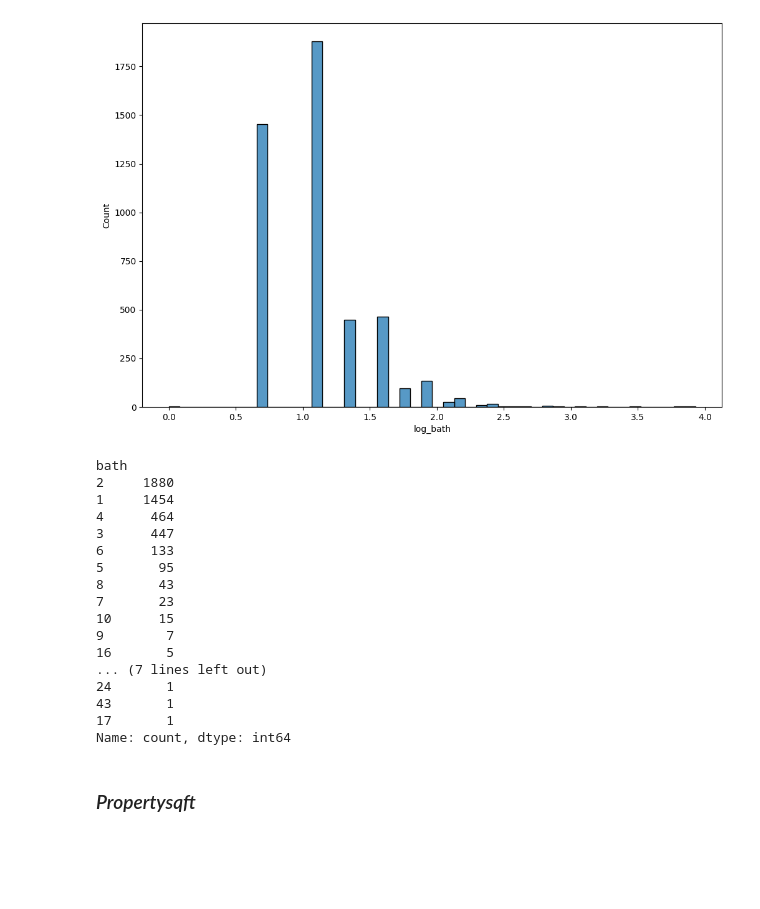
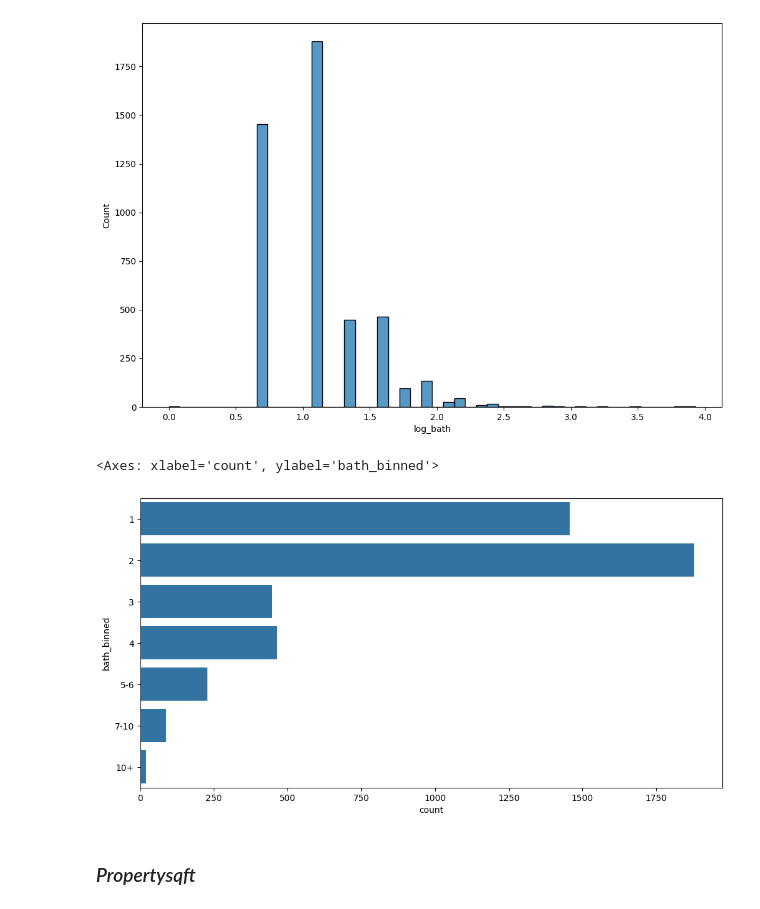
Before and after one commit to codekot/nyc-housing-project, a Jupyter notebook: notebooks/nyc_2024_edited.ipynb, the cells around one changed output. Cells and saved outputs as stored; diff of their text form; code cells hidden in the pictures; blank space fills up the shorter version.

```diff
--- a/notebooks/nyc_2024_edited.ipynb
+++ b/notebooks/nyc_2024_edited.ipynb
@@ -938,23 +938,3 @@ sns.histplot(df.log_bath)
 # %% [output]
 <Axes: xlabel='log_bath', ylabel='Count'>
 [figure]
-# %%
-df.bath.value_counts()
-# %% [output]
-bath
-2     1880
-1     1454
-4      464
-3      447
-6      133
-5       95
-8       43
-7       23
-10      15
-9        7
-16       5
-... (7 lines left out)
-24       1
-43       1
-17       1
-Name: count, dtype: int64
@@ -966,3 +941,13 @@ break
+# %%
+bins = [0, 1, 2, 3, 4, 6, 10, 50]
+labels = ['1', '2', '3', '4', '5-6', '7-10', '10+']
+df['bath_binned'] = pd.cut(df['bath'], bins=bins, labels=labels, include_lowest=True)
+# %%
+plt.figure(figsize=(12, 6))
+sns.countplot(data=df, y='bath_binned')
+# %% [output]
+<Axes: xlabel='count', ylabel='bath_binned'>
+[figure, added]
 # %% [markdown]
 ### *Propertysqft*
 # %%
```
Also changed, not shown: parts of 7 cells of this notebook.
